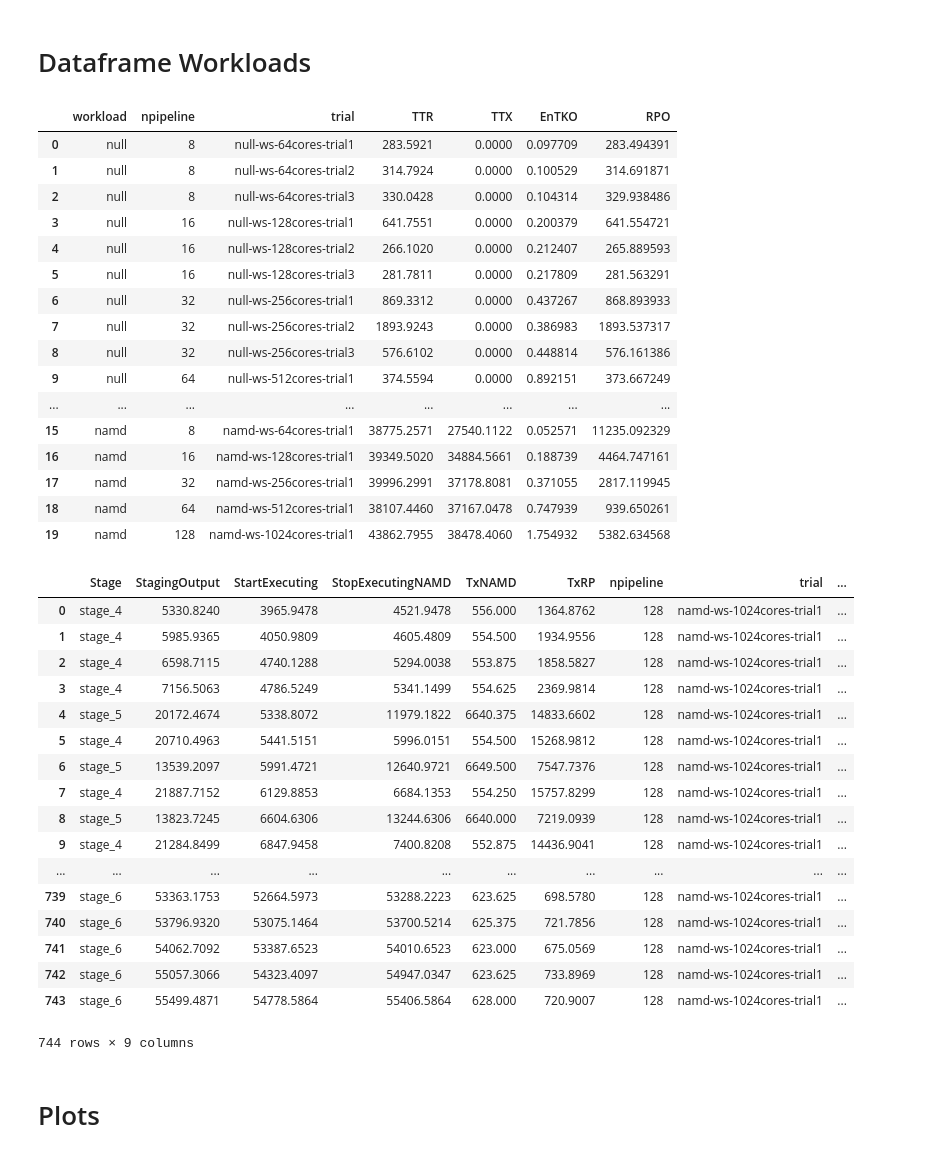
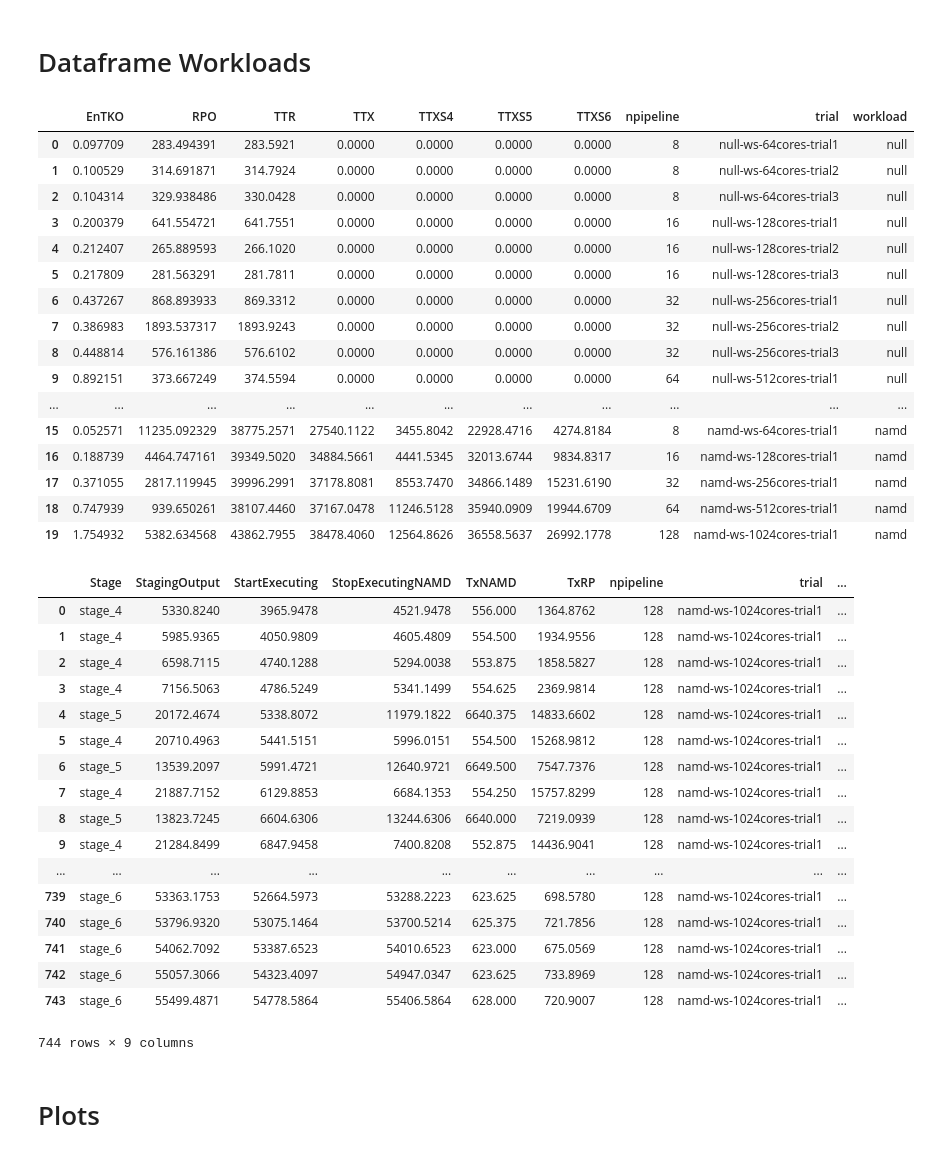
Before and after one commit to radical-experiments/htbac-experiments, a Jupyter notebook: plotter_paper.ipynb, the cells around one changed output. Cells and saved outputs as stored; diff of their text form; code cells hidden in the pictures.

```diff
--- a/plotter_paper.ipynb
+++ b/plotter_paper.ipynb
@@ -139,6 +137,7 @@ for wname in workloads.keys():
             try:
                 sid = glob.glob('%s/rp.session.*' % trial_path(wname,core,trial))[0]
             except:
+                print 'WARNING: missing session at %s' % trial_path(wname,core,trial)
                 continue
 
             # trial's number of pipelines
@@ -153,6 +152,9 @@ for wname in workloads.keys():
             # trial's TTX
             if wname == 'null':
                 t_ttx = 0.0
+                t_s4_ttx = 0.0
+                t_s5_ttx = 0.0
+                t_s6_ttx = 0.0
             else:
                 # extract RP Tx timestamps and NAMD Tx duration
                 rp_txs = extract_rp_tx(sid)
@@ -163,54 +165,62 @@ for wname in workloads.keys():
                 txs.columns = ['StartExecuting', 'StagingOutput', 'TxRP', 'Stage', 'TxNAMD']
 
                 # Calculate the end timestamp of Tx on the base of NAMD logs
                 txs['StopExecutingNAMD'] = txs['StartExecuting'] + txs['TxNAMD']
 
+                # Calculate TTX from RP unit start timestamp and the unit stop timestamp derived from NAMD
+                t_ttx = extract_rp_ttx(txs[['StartExecuting','StopExecutingNAMD']].copy())
+                t_s4_ttx = extract_rp_ttx(txs[txs.Stage == 'stage_4'][['StartExecuting','StopExecutingNAMD']].copy())
+                t_s5_ttx = extract_rp_ttx(txs[txs.Stage == 'stage_5'][['StartExecuting','StopExecutingNAMD']].copy())
+                t_s6_ttx = extract_rp_ttx(txs[txs.Stage == 'stage_6'][['StartExecuting','StopExecutingNAMD']].copy())
+
+                # Calculate TTX for dominant NAMD stages 4, 5, 6
+
+
                 # Save tasks timestamps to a dedicated DF
                 df_tasks = df_tasks.append(txs, ignore_index=True)
                 df_tasks['workload'] = wname
                 df_tasks['npipeline'] = t_pipeline
                 df_tasks['trial'] = t_name
-
-                # Calculate TTX from RP unit start timestamp and the unit stop timestamp derived from NAMD
-                t_ttx = extract_rp_ttx(txs[['StartExecuting','StopExecutingNAMD']].copy())
-
 
             # trial's EnTK overhead
             t_path = trial_path(wname, core, trial)
             entk_csv = t_path+'enmd_pat_overhead.csv'
             t_entko = extract_entk_overhead(pd.read_csv(entk_csv, header=0, sep=',', skipinitialspace=True))
 
             # trial's RPO
             t_rpo = (t_ttr - t_ttx) - t_entko
 
             # store values to workload DataFrame
             df_workloads = df_workloads.append([{'workload' : wname,
                                                  'npipeline': t_pipeline,
                                                  'trial'    : t_name,
                                                  'TTR'      : t_ttr,
                                                  'TTX'      : t_ttx,
+                                                 'TTXS4'    : t_s4_ttx,
+                                                 'TTXS5'    : t_s5_ttx,
+                                                 'TTXS6'    : t_s6_ttx,
                                                  'EnTKO'    : t_entko,
                                                  'RPO'      : t_rpo}], ignore_index=True)
 display(df_workloads)
 display(df_tasks)
 # %% [output]
-|  | workload | npipeline | trial | TTR | TTX | EnTKO | RPO |
-| 0 | null | 8 | null-ws-64cores-trial1 | 283.5921 | 0.0000 | 0.097709 | 283.494391 |
-| 1 | null | 8 | null-ws-64cores-trial2 | 314.7924 | 0.0000 | 0.100529 | 314.691871 |
-| 2 | null | 8 | null-ws-64cores-trial3 | 330.0428 | 0.0000 | 0.104314 | 329.938486 |
-| 3 | null | 16 | null-ws-128cores-trial1 | 641.7551 | 0.0000 | 0.200379 | 641.554721 |
-| 4 | null | 16 | null-ws-128cores-trial2 | 266.1020 | 0.0000 | 0.212407 | 265.889593 |
-| 5 | null | 16 | null-ws-128cores-trial3 | 281.7811 | 0.0000 | 0.217809 | 281.563291 |
-| 6 | null | 32 | null-ws-256cores-trial1 | 869.3312 | 0.0000 | 0.437267 | 868.893933 |
-| 7 | null | 32 | null-ws-256cores-trial2 | 1893.9243 | 0.0000 | 0.386983 | 1893.537317 |
-| 8 | null | 32 | null-ws-256cores-trial3 | 576.6102 | 0.0000 | 0.448814 | 576.161386 |
-| 9 | null | 64 | null-ws-512cores-trial1 | 374.5594 | 0.0000 | 0.892151 | 373.667249 |
-| ... | ... | ... | ... | ... | ... | ... | ... |
-| 15 | namd | 8 | namd-ws-64cores-trial1 | 38775.2571 | 27540.1122 | 0.052571 | 11235.092329 |
-| 16 | namd | 16 | namd-ws-128cores-trial1 | 39349.5020 | 34884.5661 | 0.188739 | 4464.747161 |
-| 17 | namd | 32 | namd-ws-256cores-trial1 | 39996.2991 | 37178.8081 | 0.371055 | 2817.119945 |
-| 18 | namd | 64 | namd-ws-512cores-trial1 | 38107.4460 | 37167.0478 | 0.747939 | 939.650261 |
-| 19 | namd | 128 | namd-ws-1024cores-trial1 | 43862.7955 | 38478.4060 | 1.754932 | 5382.634568 |
+|  | EnTKO | RPO | TTR | TTX | TTXS4 | TTXS5 | TTXS6 | npipeline | trial | workload |
+| 0 | 0.097709 | 283.494391 | 283.5921 | 0.0000 | 0.0000 | 0.0000 | 0.0000 | 8 | null-ws-64cores-trial1 | null |
+| 1 | 0.100529 | 314.691871 | 314.7924 | 0.0000 | 0.0000 | 0.0000 | 0.0000 | 8 | null-ws-64cores-trial2 | null |
+| 2 | 0.104314 | 329.938486 | 330.0428 | 0.0000 | 0.0000 | 0.0000 | 0.0000 | 8 | null-ws-64cores-trial3 | null |
+| 3 | 0.200379 | 641.554721 | 641.7551 | 0.0000 | 0.0000 | 0.0000 | 0.0000 | 16 | null-ws-128cores-trial1 | null |
+| 4 | 0.212407 | 265.889593 | 266.1020 | 0.0000 | 0.0000 | 0.0000 | 0.0000 | 16 | null-ws-128cores-trial2 | null |
+| 5 | 0.217809 | 281.563291 | 281.7811 | 0.0000 | 0.0000 | 0.0000 | 0.0000 | 16 | null-ws-128cores-trial3 | null |
+| 6 | 0.437267 | 868.893933 | 869.3312 | 0.0000 | 0.0000 | 0.0000 | 0.0000 | 32 | null-ws-256cores-trial1 | null |
+| 7 | 0.386983 | 1893.537317 | 1893.9243 | 0.0000 | 0.0000 | 0.0000 | 0.0000 | 32 | null-ws-256cores-trial2 | null |
+| 8 | 0.448814 | 576.161386 | 576.6102 | 0.0000 | 0.0000 | 0.0000 | 0.0000 | 32 | null-ws-256cores-trial3 | null |
+| 9 | 0.892151 | 373.667249 | 374.5594 | 0.0000 | 0.0000 | 0.0000 | 0.0000 | 64 | null-ws-512cores-trial1 | null |
+| ... | ... | ... | ... | ... | ... | ... | ... | ... | ... | ... |
+| 15 | 0.052571 | 11235.092329 | 38775.2571 | 27540.1122 | 3455.8042 | 22928.4716 | 4274.8184 | 8 | namd-ws-64cores-trial1 | namd |
+| 16 | 0.188739 | 4464.747161 | 39349.5020 | 34884.5661 | 4441.5345 | 32013.6744 | 9834.8317 | 16 | namd-ws-128cores-trial1 | namd |
+| 17 | 0.371055 | 2817.119945 | 39996.2991 | 37178.8081 | 8553.7470 | 34866.1489 | 15231.6190 | 32 | namd-ws-256cores-trial1 | namd |
+| 18 | 0.747939 | 939.650261 | 38107.4460 | 37167.0478 | 11246.5128 | 35940.0909 | 19944.6709 | 64 | namd-ws-512cores-trial1 | namd |
+| 19 | 1.754932 | 5382.634568 | 43862.7955 | 38478.4060 | 12564.8626 | 36558.5637 | 26992.1778 | 128 | namd-ws-1024cores-trial1 | namd |
 |  | Stage | StagingOutput | StartExecuting | StopExecutingNAMD | TxNAMD | TxRP | npipeline | trial | ... |
 | 0 | stage_4 | 5330.8240 | 3965.9478 | 4521.9478 | 556.000 | 1364.8762 | 128 | namd-ws-1024cores-trial1 | ... |
 | 1 | stage_4 | 5985.9365 | 4050.9809 | 4605.4809 | 554.500 | 1934.9556 | 128 | namd-ws-1024cores-trial1 | ... |
```
Also changed, not shown: parts of 5 cells of this notebook, 2 other files.
